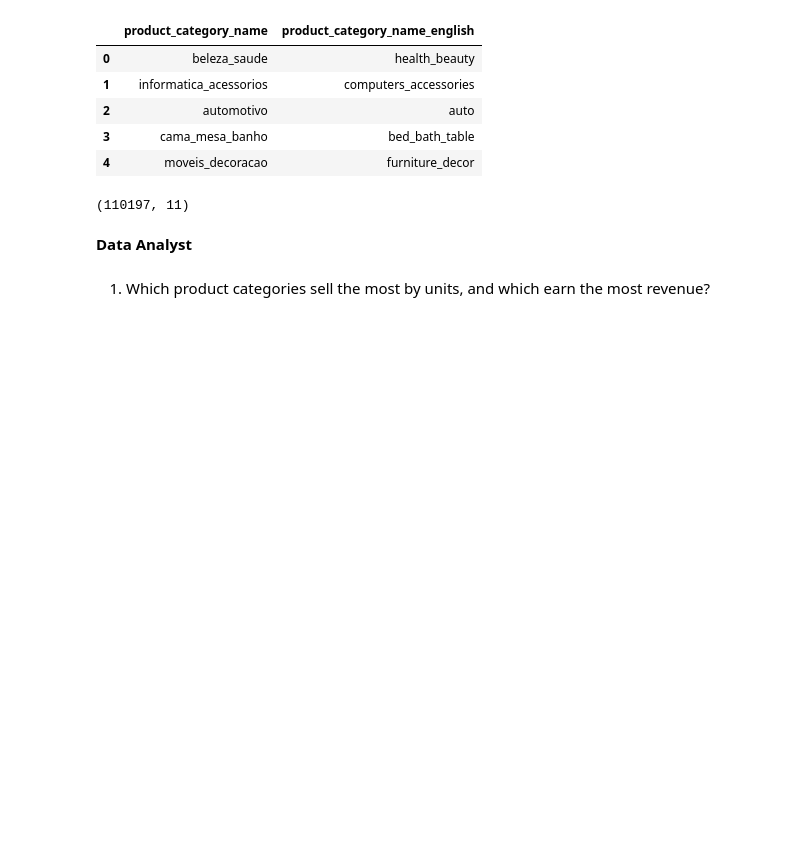
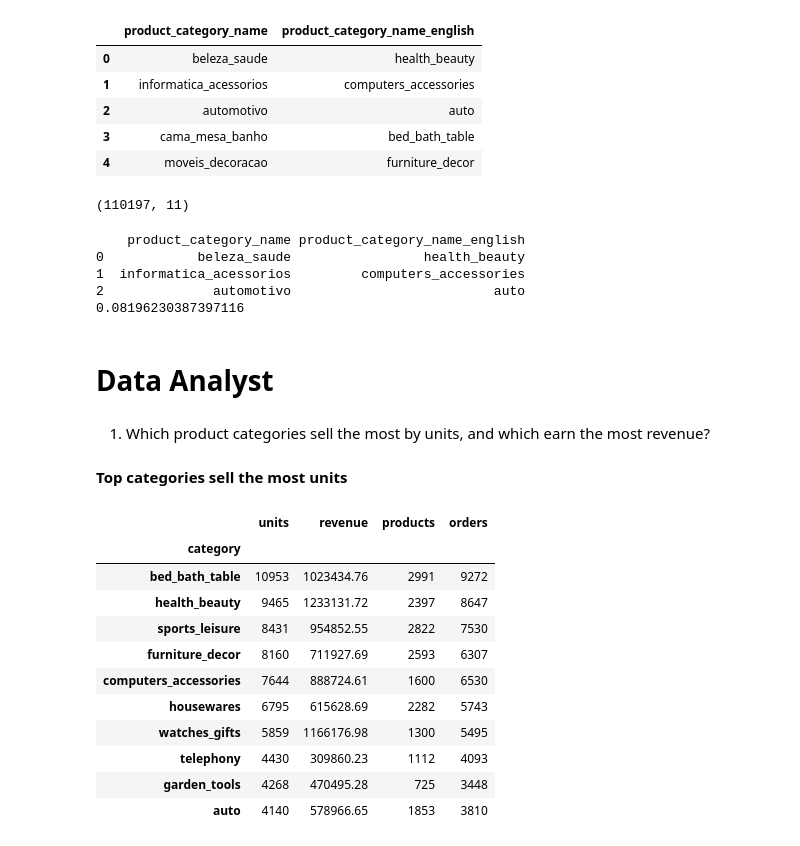
Before and after one commit to YomnaAhmed97/Olist-Ecommerce-Analysis, a Jupyter notebook: Brazilian_E_Commerce_Public_Dataset_by_Olist.ipynb, the cells around one changed output. Cells and saved outputs as stored; diff of their text form; code cells hidden in the pictures; blank space fills up the shorter version.

```diff
--- a/Brazilian_E_Commerce_Public_Dataset_by_Olist.ipynb
+++ b/Brazilian_E_Commerce_Public_Dataset_by_Olist.ipynb
@@ -167,7 +167,44 @@ print(sales.shape)
 (110197, 11)
 # %%
 # طلعت 110197 وده كده معناه انه مظبوط مع عدد delivered
+# %%
+print(translation.head(3))
+mapping = dict(zip(translation.iloc[:, 0], translation.iloc[:, 1]))
+sales["category"] = sales["product_category_name"].map(mapping).fillna(sales["product_category_name"])
+print((sales["category"] == sales["product_category_name"]).mean())
+# %% [output]
+    product_category_name product_category_name_english
+0            beleza_saude                 health_beauty
+1  informatica_acessorios         computers_accessories
+2              automotivo                          auto
+0.08196230387397116
 # %% [markdown]
-**Data Analyst**
+# **Data Analyst**
 # %% [markdown]
 1) Which product categories sell the most by units, and which earn the most revenue?
+# %% [markdown]
+**Top categories sell the most units**
+# %%
+by_category = (
+    sales.groupby("category")
+    .agg(
+        units=("order_item_id", "count"),
+        revenue=("price", "sum"),
+        products=("product_id", "nunique"),
+        orders=("order_id", "nunique"),
+    )
+)
+by_category.sort_values("units", ascending=False).head(10)
+# %% [output]
+|  | units | revenue | products | orders |
+| category |  |  |  |  |
+| bed_bath_table | 10953 | 1023434.76 | 2991 | 9272 |
+| health_beauty | 9465 | 1233131.72 | 2397 | 8647 |
+| sports_leisure | 8431 | 954852.55 | 2822 | 7530 |
+| furniture_decor | 8160 | 711927.69 | 2593 | 6307 |
+| computers_accessories | 7644 | 888724.61 | 1600 | 6530 |
+| housewares | 6795 | 615628.69 | 2282 | 5743 |
+| watches_gifts | 5859 | 1166176.98 | 1300 | 5495 |
+| telephony | 4430 | 309860.23 | 1112 | 4093 |
+| garden_tools | 4268 | 470495.28 | 725 | 3448 |
+| auto | 4140 | 578966.65 | 1853 | 3810 |
```
Also changed, not shown: parts of 13 cells of this notebook.
